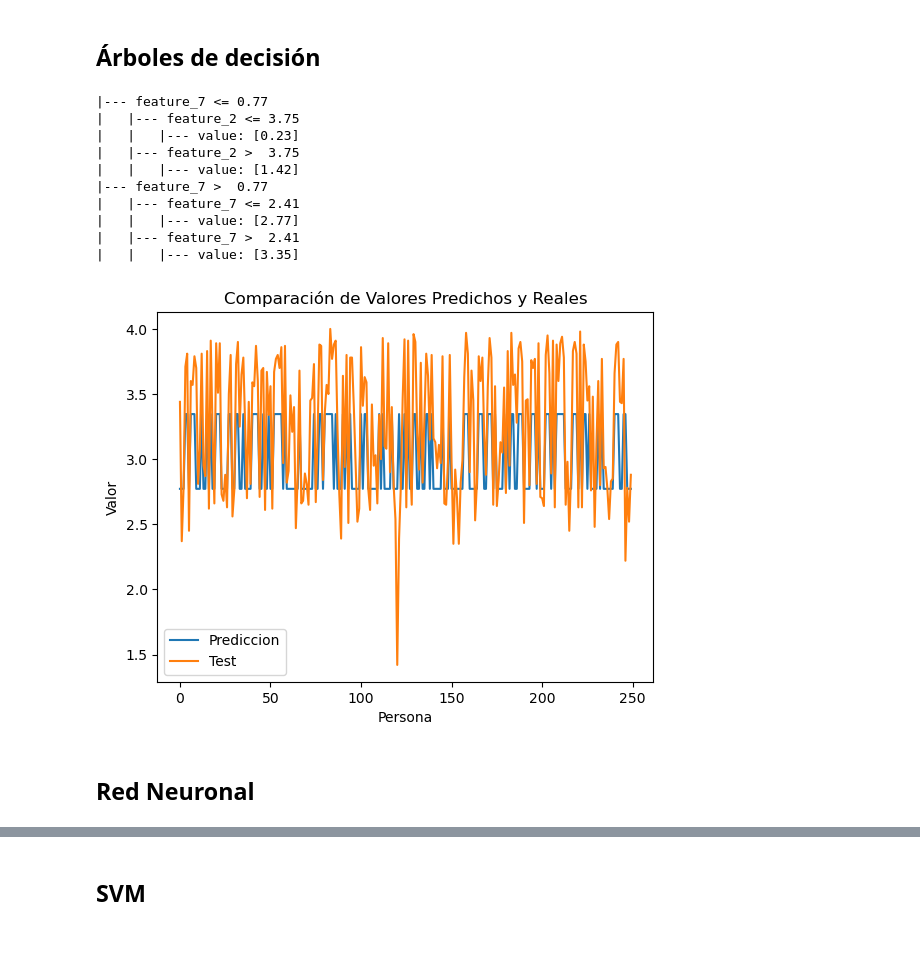
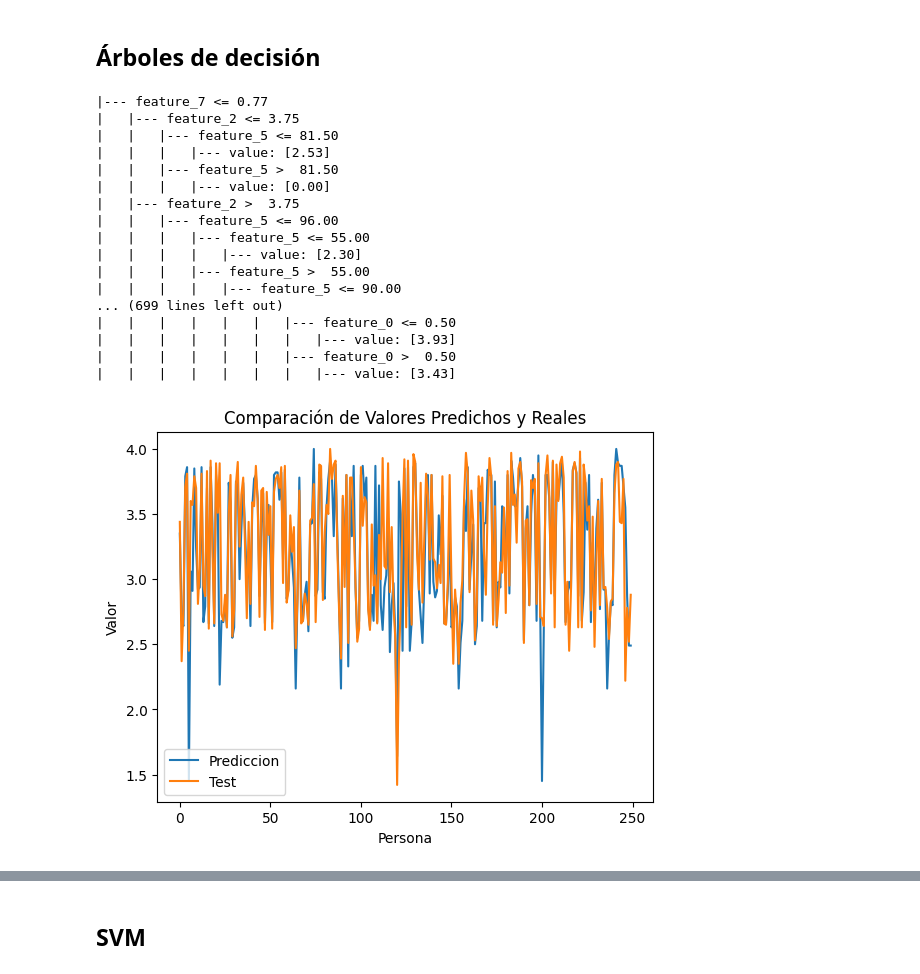
Before and after one commit to IgnaciosConQueso/SI, a Jupyter notebook: practica.ipynb, the cells around one changed output, grey strips where cells are left out. Saved outputs shown, nothing was run; the diff lists cells and outputs as text; code cells hidden in the pictures; blank space fills up the shorter version.

```diff
--- a/practica.ipynb
+++ b/practica.ipynb
@@ -366,7 +366,7 @@ Prediccion
 from sklearn.tree import DecisionTreeRegressor
 from sklearn.tree import export_text
 
-decision_tree = DecisionTreeRegressor(random_state=0, max_depth=2)
+decision_tree = DecisionTreeRegressor(random_state=0, max_depth=30)
 
 X_tr = X_train
 y_tr = y_train
@@ -376,40 +376,45 @@ decision_tree = decision_tree.fit(X_tr, y_tr)
 
 r = export_text(decision_tree)
 print(r)
 decision_tree.score(X_t, y_t)
 
 # Crear una lista con los índices de los datos de prueba
 tree_prediction = decision_tree.predict(X_t)
 indices = range(len(tree_prediction))
 
 # Crear la figura y los ejes
 fig, ax = plt.subplots()
 
 # Graficar los valores predichos
 ax.plot(indices, tree_prediction, label='Prediccion')
 
 # Graficar los valores reales
 ax.plot(indices, y_t, label='Test')
 
 # Configurar los ejes y la leyenda
 ax.set_xlabel('Persona')
 ax.set_ylabel('Valor')
 ax.set_title('Comparación de Valores Predichos y Reales')
 ax.legend()
 
 # Mostrar la gráfica
 plt.show()
 # %% [output]
 |--- feature_7 <= 0.77
 |   |--- feature_2 <= 3.75
-|   |   |--- value: [0.23]
+|   |   |--- feature_5 <= 81.50
+|   |   |   |--- value: [2.53]
+|   |   |--- feature_5 >  81.50
+|   |   |   |--- value: [0.00]
 |   |--- feature_2 >  3.75
-|   |   |--- value: [1.42]
-|--- feature_7 >  0.77
-|   |--- feature_7 <= 2.41
-|   |   |--- value: [2.77]
-|   |--- feature_7 >  2.41
-|   |   |--- value: [3.35]
+|   |   |--- feature_5 <= 96.00
+|   |   |   |--- feature_5 <= 55.00
+|   |   |   |   |--- value: [2.30]
+|   |   |   |--- feature_5 >  55.00
+|   |   |   |   |--- feature_5 <= 90.00
+... (699 lines left out)
+|   |   |   |   |   |   |--- feature_0 <= 0.50
+|   |   |   |   |   |   |   |--- value: [3.93]
+|   |   |   |   |   |   |--- feature_0 >  0.50
+|   |   |   |   |   |   |   |--- value: [3.43]
-[figure, old version]
+[figure, new version]
-# %% [markdown]
-## Red Neuronal
```
Also changed, not shown: parts of 7 cells of this notebook.
